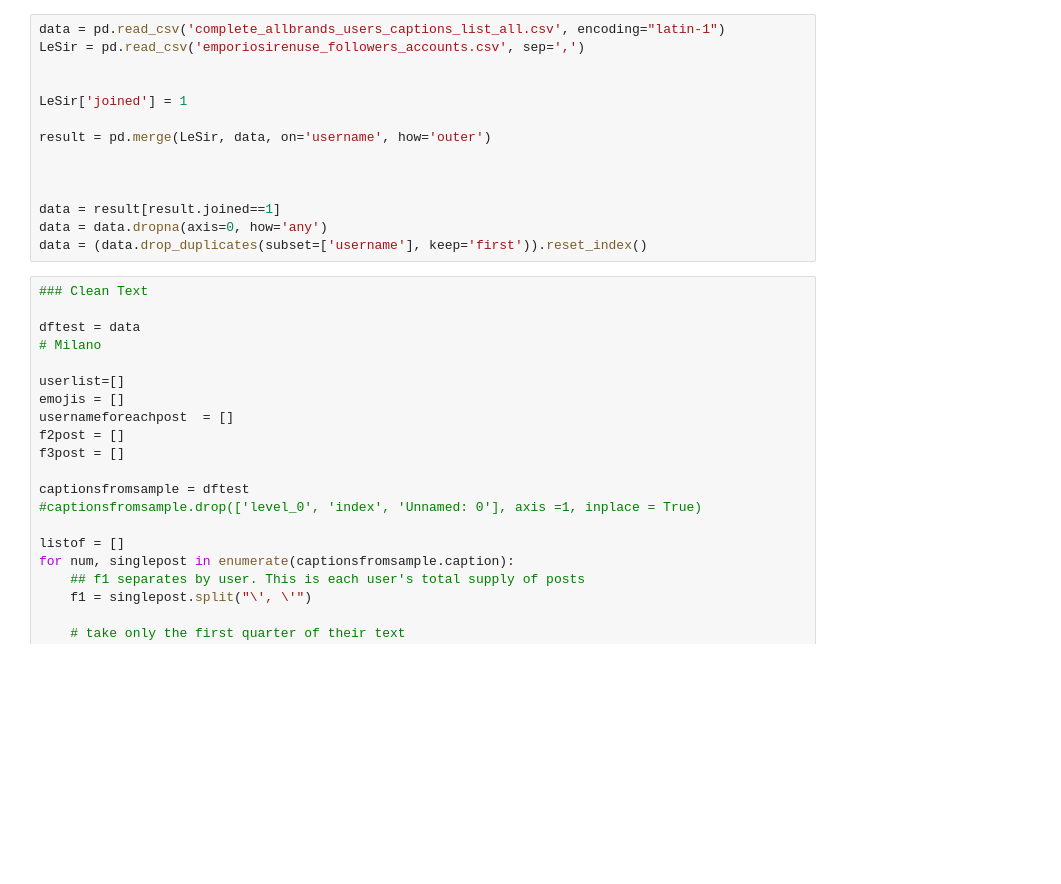
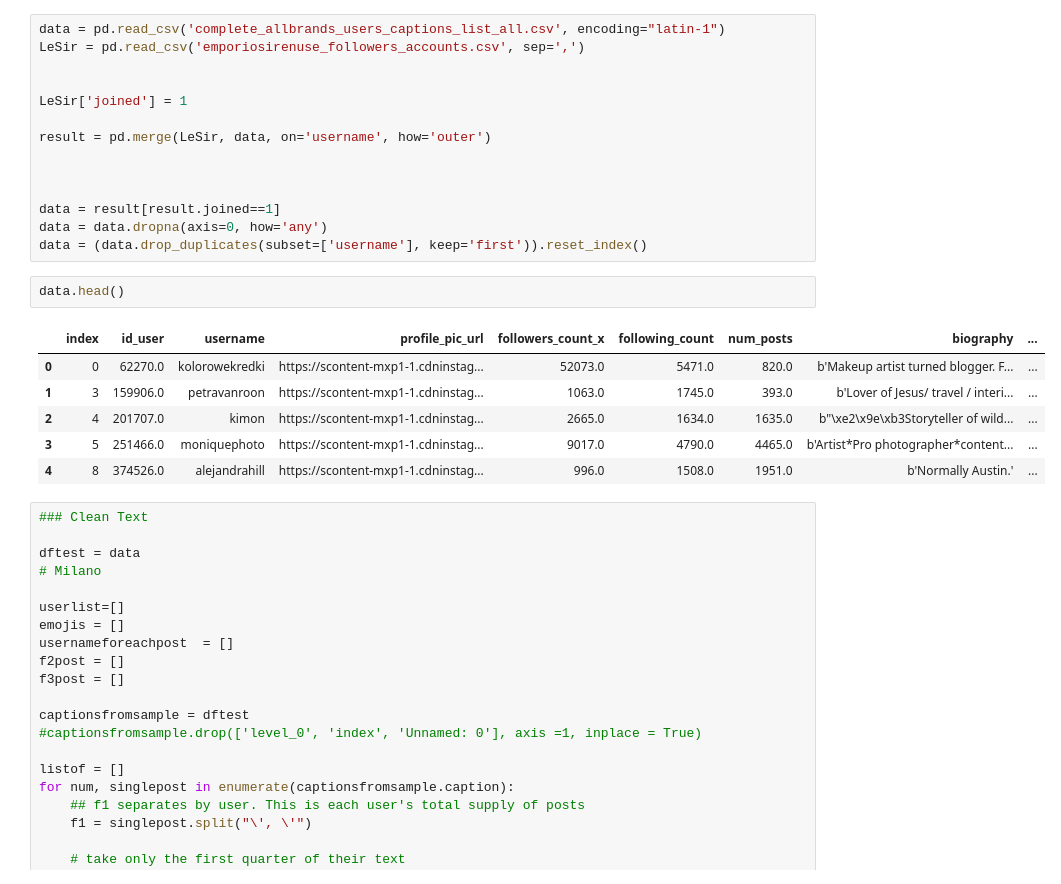
Before and after one commit to kmavon/dataswag, a Jupyter notebook: Text_Analysis/DFs_for_MV_and_FM_ALL.ipynb, the cells around one changed output. Cells and saved outputs as stored; diff of their text form; blank space fills up the shorter version.

```diff
--- a/Text_Analysis/DFs_for_MV_and_FM_ALL.ipynb
+++ b/Text_Analysis/DFs_for_MV_and_FM_ALL.ipynb
@@ -104,6 +104,15 @@ result = pd.merge(LeSir, data, on='username', how='outer')
 data = result[result.joined==1]
 data = data.dropna(axis=0, how='any')
 data = (data.drop_duplicates(subset=['username'], keep='first')).reset_index()
+# %%
+data.head()
+# %% [output]
+|  | index | id_user | username | profile_pic_url | followers_count_x | following_count | num_posts | biography | ... |
+| 0 | 0 | 62270.0 | kolorowekredki | https://scontent-mxp1-1.cdninstag... | 52073.0 | 5471.0 | 820.0 | b'Makeup artist turned blogger. F... | ... |
+| 1 | 3 | 159906.0 | petravanroon | https://scontent-mxp1-1.cdninstag... | 1063.0 | 1745.0 | 393.0 | b'Lover of Jesus/ travel / interi... | ... |
+| 2 | 4 | 201707.0 | kimon | https://scontent-mxp1-1.cdninstag... | 2665.0 | 1634.0 | 1635.0 | b"\xe2\x9e\xb3Storyteller of wild... | ... |
+| 3 | 5 | 251466.0 | moniquephoto | https://scontent-mxp1-1.cdninstag... | 9017.0 | 4790.0 | 4465.0 | b'Artist*Pro photographer*content... | ... |
+| 4 | 8 | 374526.0 | alejandrahill | https://scontent-mxp1-1.cdninstag... | 996.0 | 1508.0 | 1951.0 | b'Normally Austin.' | ... |
 # %%
 ### Clean Text
 
```
Also changed, not shown: parts of 12 cells of this notebook, 1 other file.
